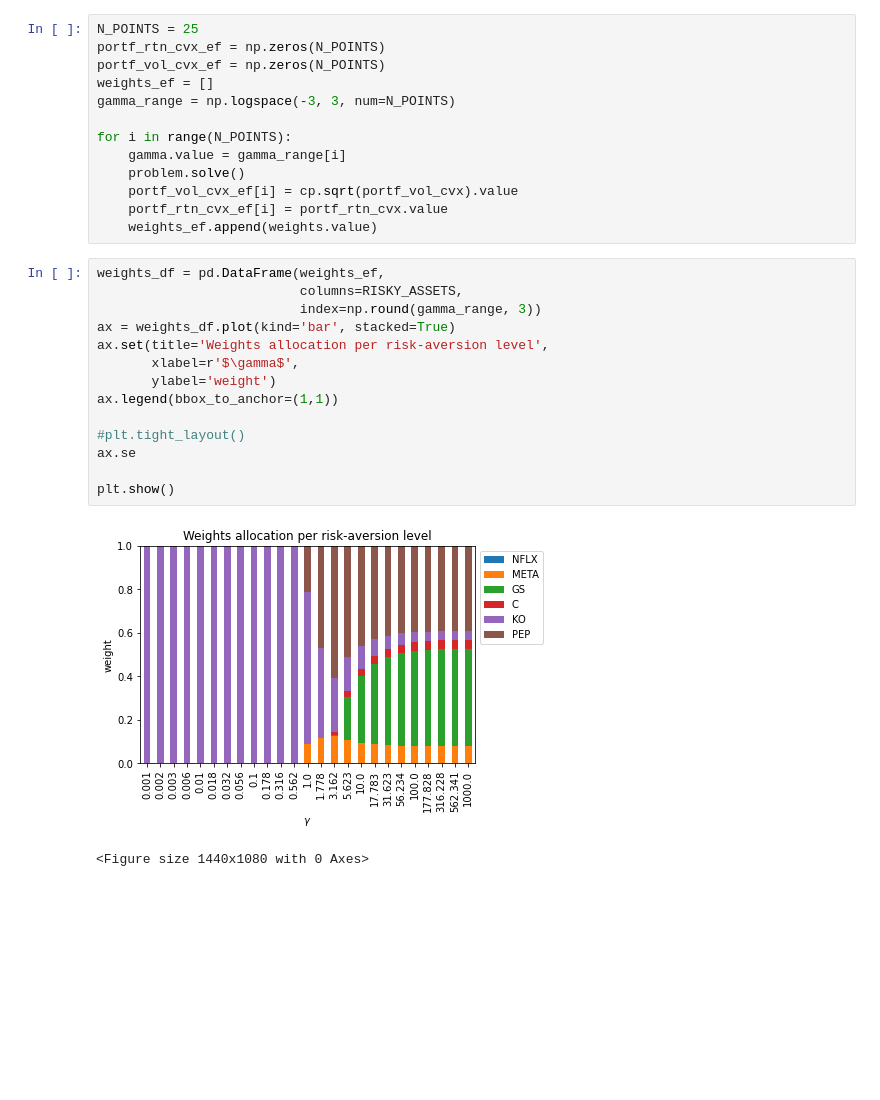
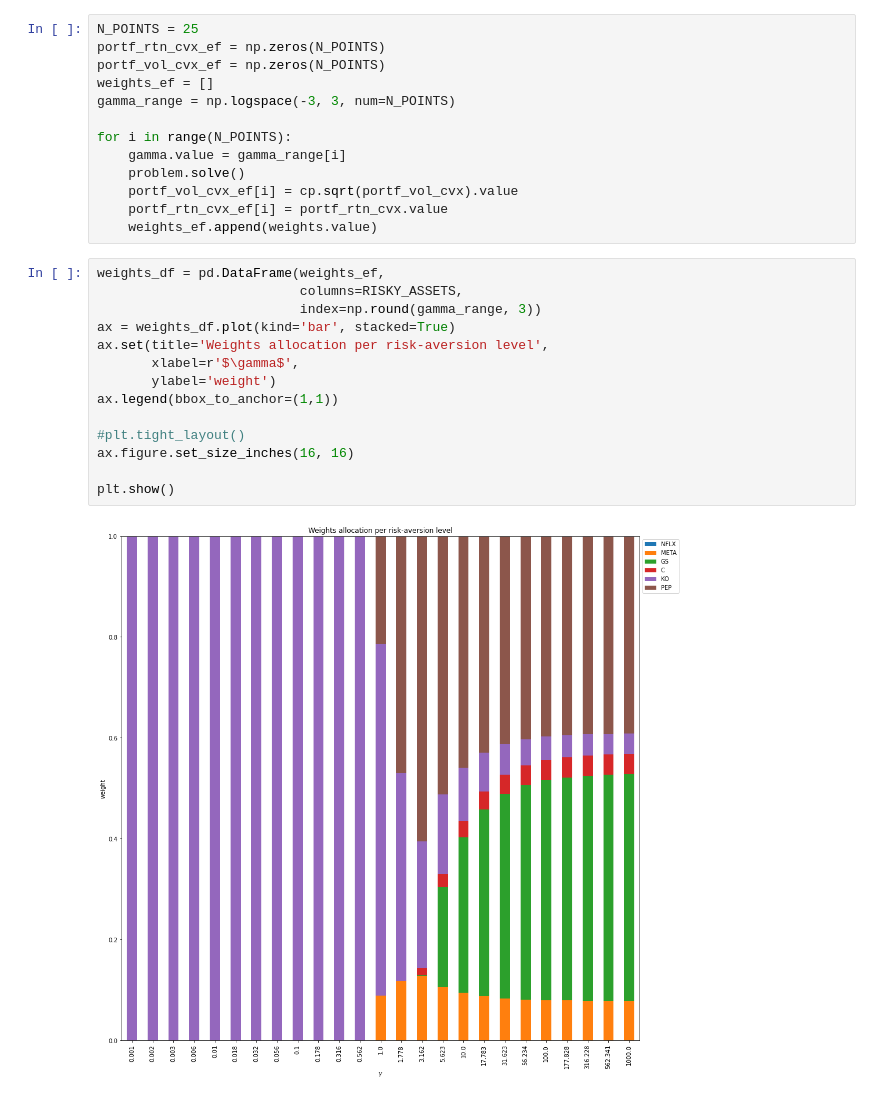
Before and after one commit to michelebanfi/business-intelligence, a Jupyter notebook: BanfiMichele869294.ipynb, the cells around one changed output. Saved outputs shown, nothing was run; the diff lists cells and outputs as text; blank space fills up the shorter version.

```diff
--- a/BanfiMichele869294.ipynb
+++ b/BanfiMichele869294.ipynb
@@ -1300,17 +1298,16 @@ for i in range(N_POINTS):
 # %%
 weights_df = pd.DataFrame(weights_ef,
                           columns=RISKY_ASSETS,
                           index=np.round(gamma_range, 3))
 ax = weights_df.plot(kind='bar', stacked=True)
 ax.set(title='Weights allocation per risk-aversion level',
        xlabel=r'$\gamma$',
        ylabel='weight')
 ax.legend(bbox_to_anchor=(1,1))
 
 #plt.tight_layout()
-ax.se
+ax.figure.set_size_inches(16, 16)
 
 plt.show()
 # %% [output]
-[figure, old version]
+[figure, new version]
-<Figure size 1440x1080 with 0 Axes>
```
Also changed, not shown: parts of 28 cells of this notebook.
